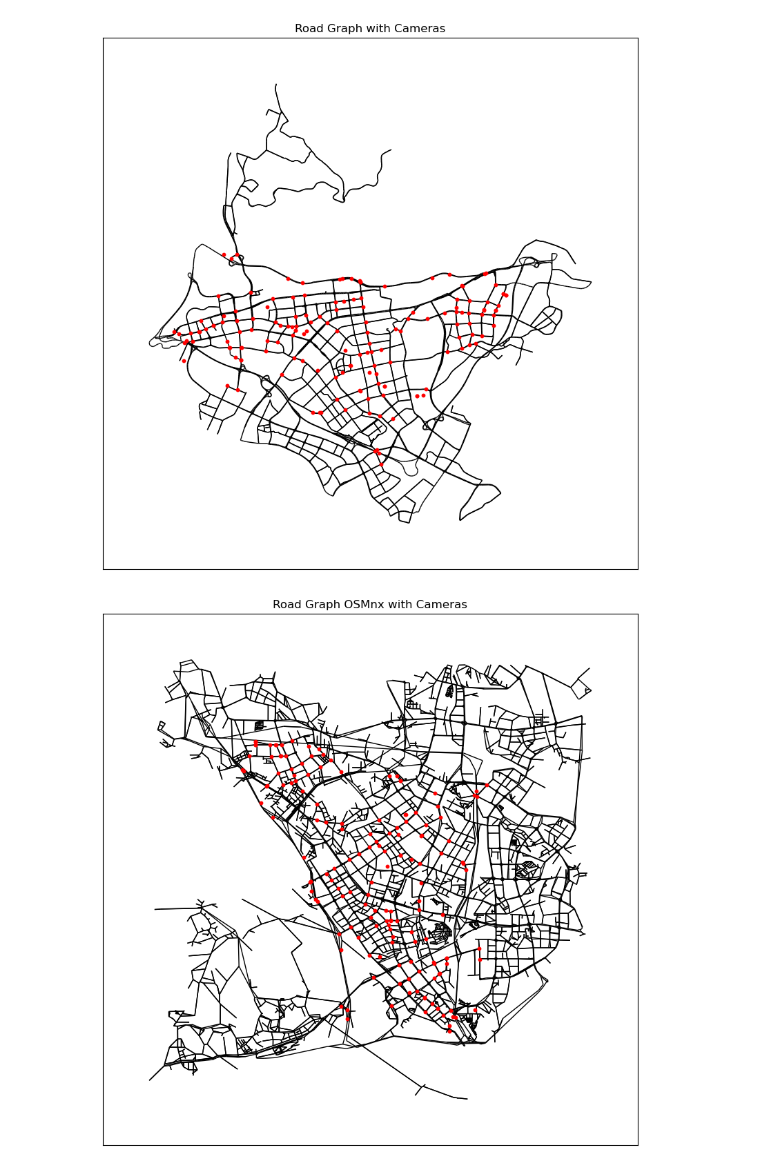
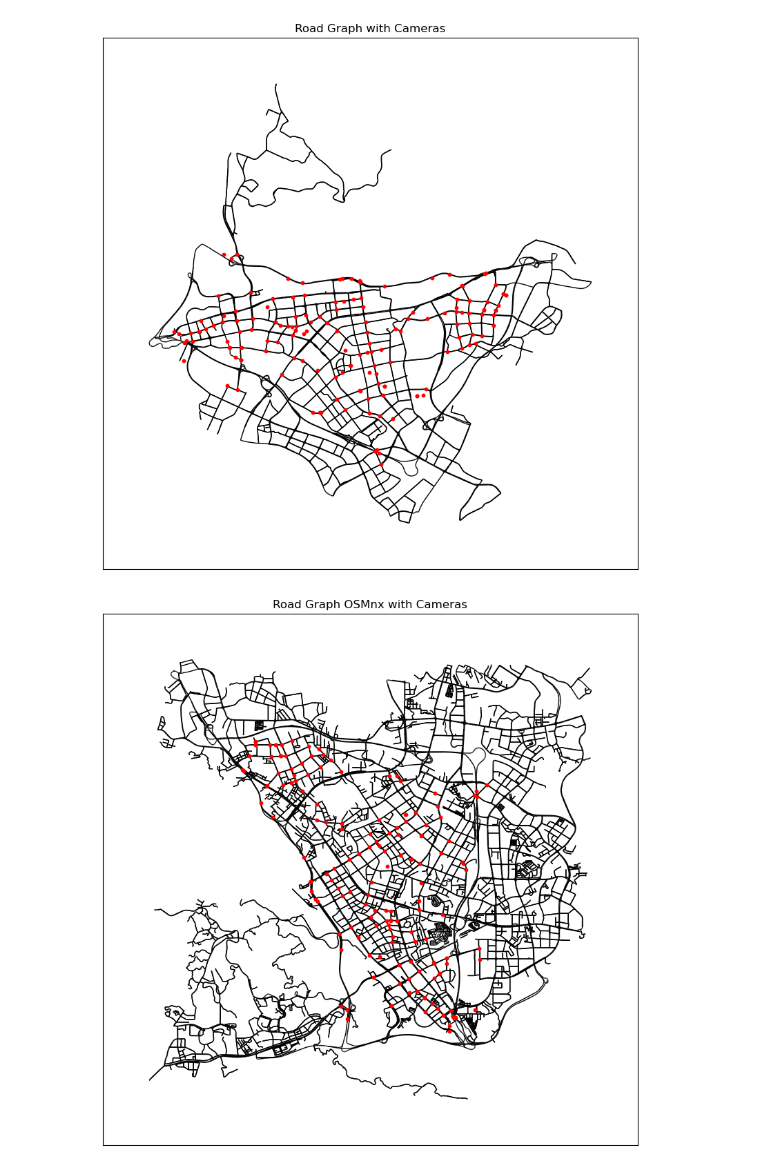
Before and after one commit to manuelck99/bachelors-thesis, a Jupyter notebook: preprocessing/cameras.ipynb, the cells around one changed output. Saved outputs shown, nothing was run; the diff lists cells and outputs as text; code cells hidden in the pictures.

```diff
--- a/preprocessing/cameras.ipynb
+++ b/preprocessing/cameras.ipynb
@@ -85,39 +85,39 @@ with open(f"{data_path}/road_graph_cameras.pickle", mode="wb") as file:
     pickle.dump(cameras_dict, file)
 # %%
 ## Load OSMnx road graph
-# road_graph_ox = ox.load_graphml(filepath=f"{data_path}/road_graph_ox_nsl_sc.xml")
-road_graph_ox = ox.load_graphml(filepath=f"{data_path}/road_graph_ox_sim_nsl_sc.xml")
+road_graph_ox = ox.load_graphml(filepath=f"{data_path}/road_graph_ox_nsl_sc.xml")
+# road_graph_ox = ox.load_graphml(filepath=f"{data_path}/road_graph_ox_sim_nsl_sc.xml")
 road_graph_ox = ox.project_graph(road_graph_ox, to_crs=utils.EPSG_32650)
 
 ## Project camera coordinates
 for camera in cameras:
     x, y = camera["x"], camera["y"]
     proj_gps = utils.xy_to_epsg4326(np.array([[x, y]]))
     proj_gps = utils.epsg4326_to_epsg32650(proj_gps)
     lon, lat = proj_gps[0, 0], proj_gps[0, 1]
     camera["x"] = lon
     camera["y"] = lat
 
 camera_coordinates = np.array([[camera["x"], camera["y"]] for camera in cameras])
 
 ## Draw cameras on road graph
 pos = {node: (road_graph_ox.nodes[node]["x"], road_graph_ox.nodes[node]["y"]) for node in road_graph_ox.nodes()}
 
 fig, ax = plt.subplots(1, 1, figsize=(10, 10))
 nx.draw_networkx_edges(
     road_graph_ox,
     pos,
     arrows=False,
     ax=ax
 )
 ax.scatter(camera_coordinates[:, 0], camera_coordinates[:, 1], s=10, c="red")
 ax.set_title("Road Graph OSMnx with Cameras")
 
-# plt.savefig(f"{data_path}/road_graph_ox_nsl_sc_cam.svg")
-plt.savefig(f"{data_path}/road_graph_ox_sim_nsl_sc_cam.svg")
+plt.savefig(f"{data_path}/road_graph_ox_nsl_sc_cam.svg")
+# plt.savefig(f"{data_path}/road_graph_ox_sim_nsl_sc_cam.svg")
 plt.show()
 # %% [output]
-[figure, old version]
+[figure, new version]
 # %%
 ## Match cameras to nearest node
 nodes = [{"node_id": node, "x": road_graph_ox.nodes[node]["x"], "y": road_graph_ox.nodes[node]["y"]} for node in
```
Also changed, not shown: parts of 1 cell of this notebook, 5 other files.
